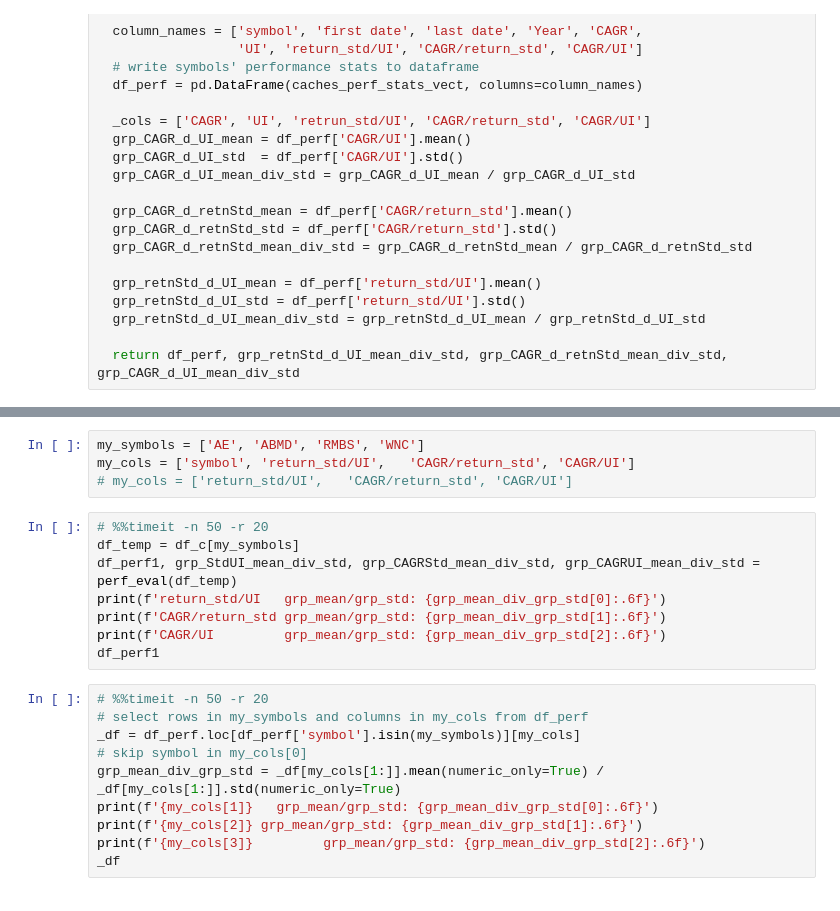
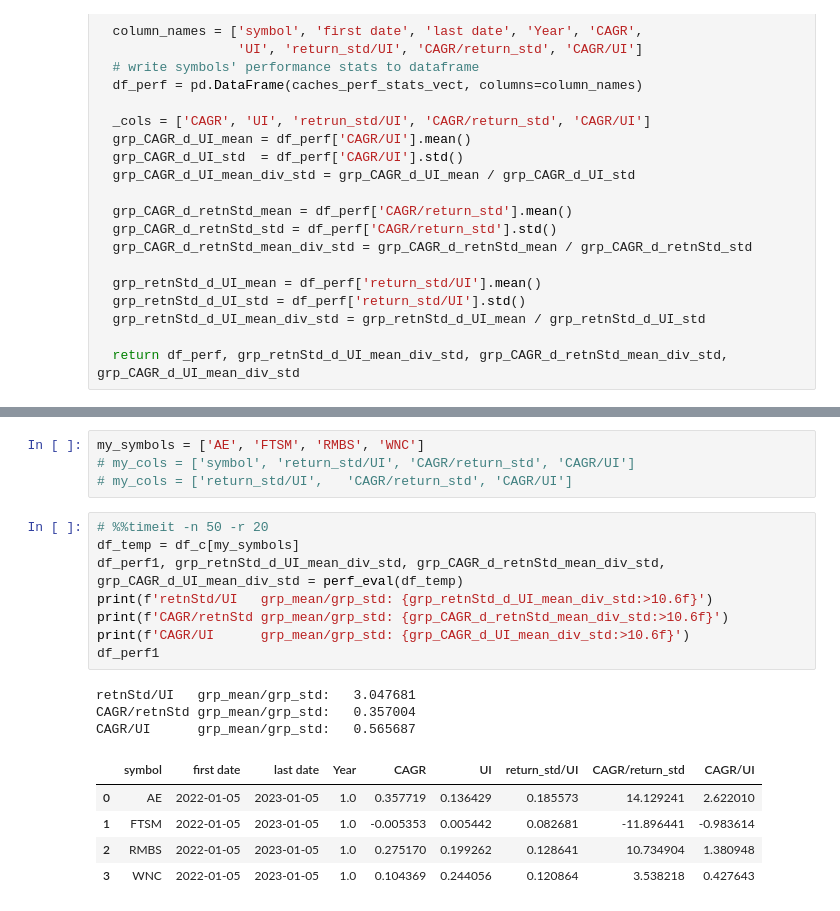
Before and after one commit to pympk/py379, a Jupyter notebook: yf_6eval.ipynb, the cells around one changed output, grey strips where cells are left out. Drawn from its saved outputs; the diff is of its cells as text.

```diff
--- a/yf_6eval.ipynb
+++ b/yf_6eval.ipynb
@@ -76,25 +86,24 @@ df_perf.head()
 # %%
-my_symbols = ['AE', 'ABMD', 'RMBS', 'WNC']
-my_cols = ['symbol', 'return_std/UI',	'CAGR/return_std', 'CAGR/UI']
+my_symbols = ['AE', 'FTSM', 'RMBS', 'WNC']
+# my_cols = ['symbol', 'return_std/UI',	'CAGR/return_std', 'CAGR/UI']
 # my_cols = ['return_std/UI',	'CAGR/return_std', 'CAGR/UI']
 # %%
 # %%timeit -n 50 -r 20
 df_temp = df_c[my_symbols]
-df_perf1, grp_StdUI_mean_div_std, grp_CAGRStd_mean_div_std, grp_CAGRUI_mean_div_std = perf_eval(df_temp)
-print(f'return_std/UI   grp_mean/grp_std: {grp_mean_div_grp_std[0]:.6f}')
-print(f'CAGR/return_std grp_mean/grp_std: {grp_mean_div_grp_std[1]:.6f}')
-print(f'CAGR/UI         grp_mean/grp_std: {grp_mean_div_grp_std[2]:.6f}')
+df_perf1, grp_retnStd_d_UI_mean_div_std, grp_CAGR_d_retnStd_mean_div_std, grp_CAGR_d_UI_mean_div_std = perf_eval(df_temp)
+print(f'retnStd/UI   grp_mean/grp_std: {grp_retnStd_d_UI_mean_div_std:>10.6f}')
+print(f'CAGR/retnStd grp_mean/grp_std: {grp_CAGR_d_retnStd_mean_div_std:>10.6f}')
+print(f'CAGR/UI      grp_mean/grp_std: {grp_CAGR_d_UI_mean_div_std:>10.6f}')
 df_perf1
+# %% [output]
+retnStd/UI   grp_mean/grp_std:   3.047681
+CAGR/retnStd grp_mean/grp_std:   0.357004
+CAGR/UI      grp_mean/grp_std:   0.565687
+|  | symbol | first date | last date | Year | CAGR | UI | return_std/UI | CAGR/return_std | CAGR/UI |
+| 0 | AE | 2022-01-05 | 2023-01-05 | 1.0 | 0.357719 | 0.136429 | 0.185573 | 14.129241 | 2.622010 |
+| 1 | FTSM | 2022-01-05 | 2023-01-05 | 1.0 | -0.005353 | 0.005442 | 0.082681 | -11.896441 | -0.983614 |
+| 2 | RMBS | 2022-01-05 | 2023-01-05 | 1.0 | 0.275170 | 0.199262 | 0.128641 | 10.734904 | 1.380948 |
+| 3 | WNC | 2022-01-05 | 2023-01-05 | 1.0 | 0.104369 | 0.244056 | 0.120864 | 3.538218 | 0.427643 |
-# %%
-# %%timeit -n 50 -r 20
-# select rows in my_symbols and columns in my_cols from df_perf
-_df = df_perf.loc[df_perf['symbol'].isin(my_symbols)][my_cols]
-# skip symbol in my_cols[0]
-grp_mean_div_grp_std = _df[my_cols[1:]].mean(numeric_only=True) / _df[my_cols[1:]].std(numeric_only=True)
-print(f'{my_cols[1]}   grp_mean/grp_std: {grp_mean_div_grp_std[0]:.6f}')
-print(f'{my_cols[2]} grp_mean/grp_std: {grp_mean_div_grp_std[1]:.6f}')
-print(f'{my_cols[3]}         grp_mean/grp_std: {grp_mean_div_grp_std[2]:.6f}')
-_df
 # %%
 df_SPY = df_c[['SPY']].copy()
 df_SPY
```
Also changed, not shown: parts of 2 cells of this notebook, 3 other files.
